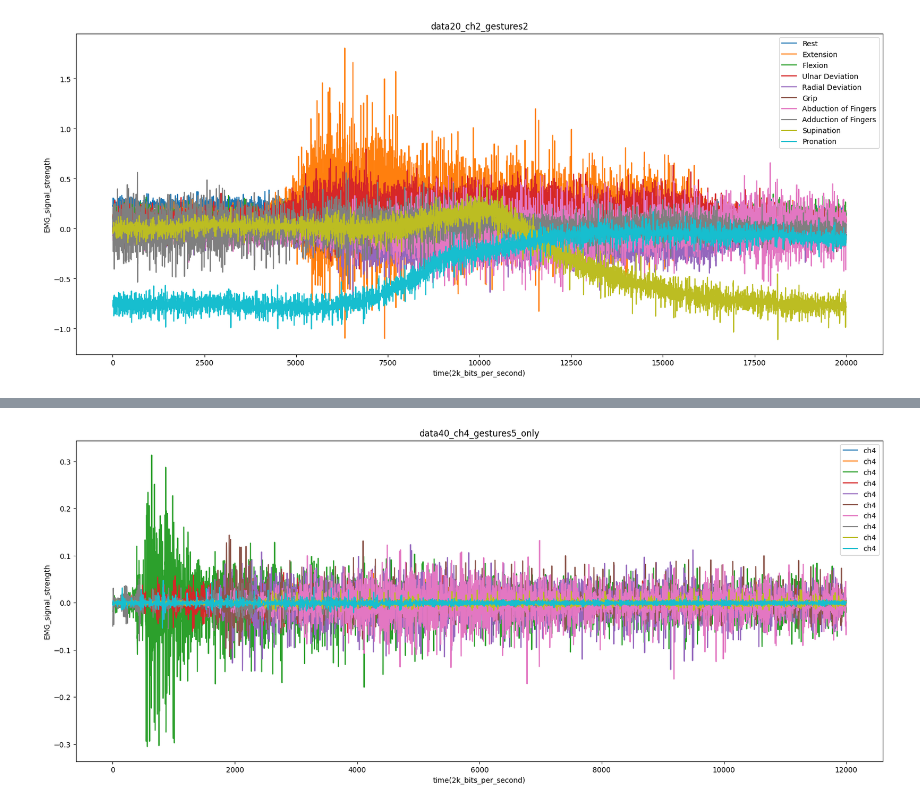
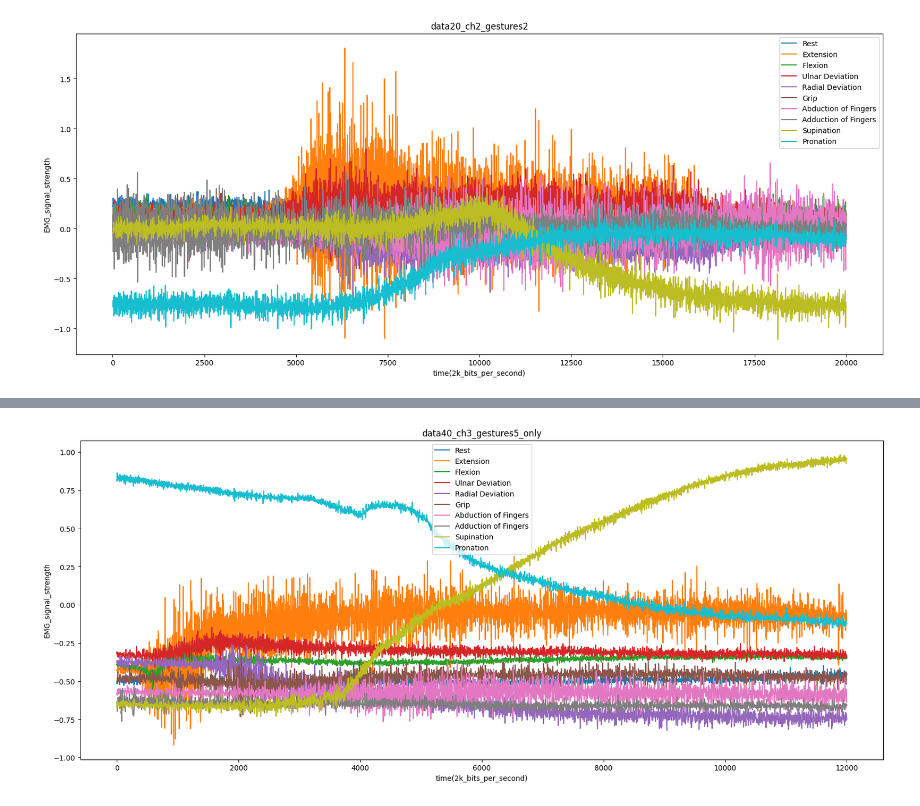
Before and after one commit to greedypelican/EMG_data_analysis, a Jupyter notebook: data_preprocessing.ipynb, the cells around one changed output, grey strips where cells are left out. Drawn from its saved outputs; the diff is of its cells as text; code cells hidden in the pictures.

```diff
--- a/data_preprocessing.ipynb
+++ b/data_preprocessing.ipynb
@@ -75,13 +79,13 @@ data40_ch4_gestures5_only
 12000 rows × 10 columns
 # %%
 plt.figure(figsize=(20,8))
-plt.plot(data40_ch4_gestures5_only, label=data40_ch4_gestures5_only.columns)
+plt.plot(data40_ch3_gestures5_only, label=data40_ch3_gestures5_only.columns)
 
-plt.title('data40_ch4_gestures5_only')
+plt.title('data40_ch3_gestures5_only')
 plt.xlabel('time(2k_bits_per_second)')
 plt.ylabel('EMG_signal_strength')
 
 plt.legend()
 plt.show()
 # %% [output]
-[figure, old version]
+[figure, new version]
```
Also changed, not shown: parts of 2 cells of this notebook.
